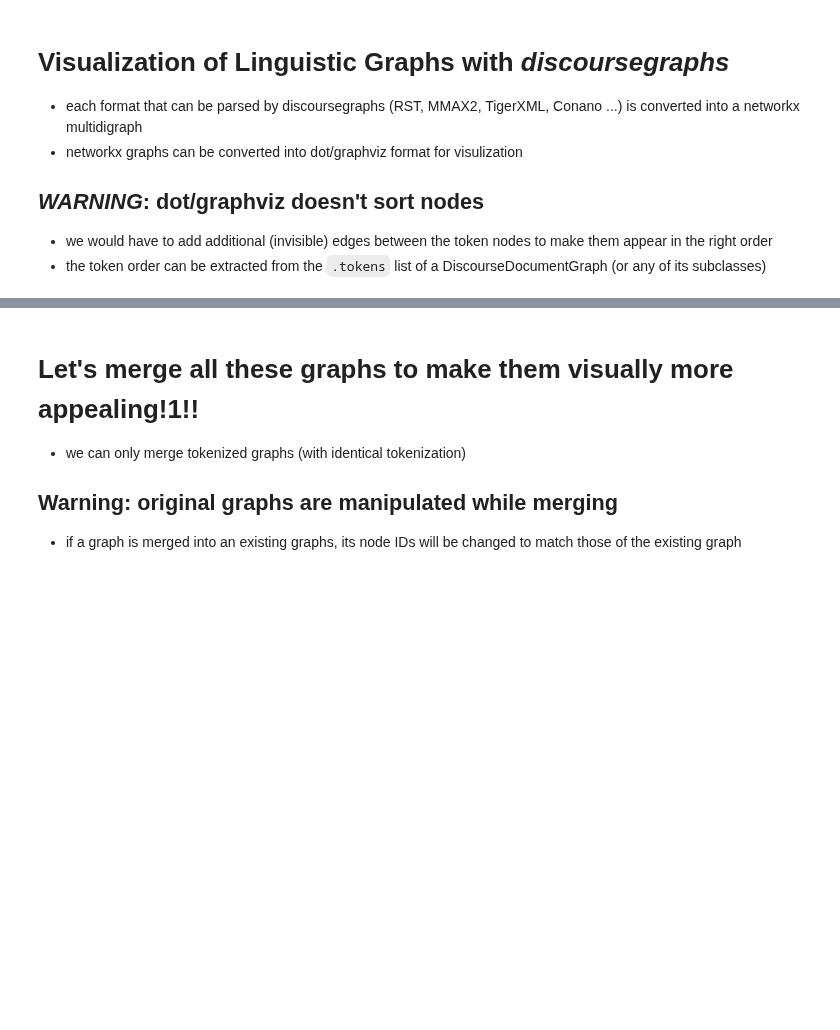
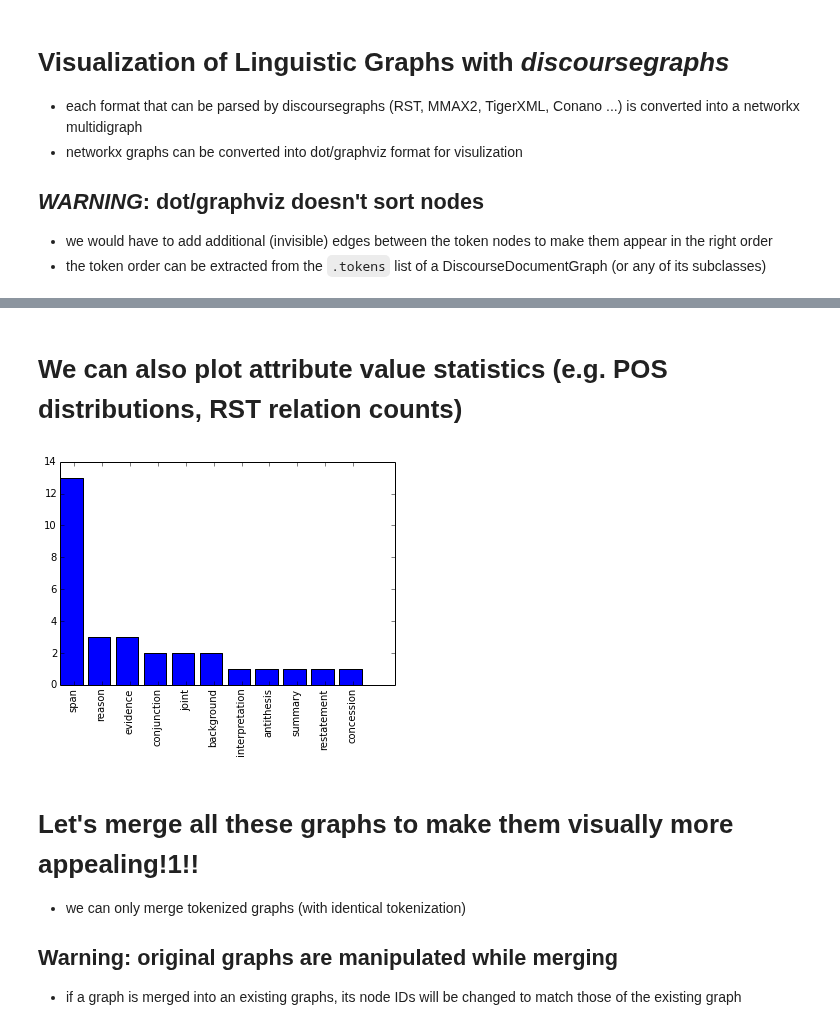
Before and after one commit to arne-cl/alt-mulig, a Jupyter notebook: python/discoursegraphs-visualization-examples.ipynb, the cells around one changed output, grey strips where cells are left out. Cells and saved outputs as stored; diff of their text form; code cells hidden in the pictures; blank space fills up the shorter version.

```diff
--- a/python/discoursegraphs-visualization-examples.ipynb
+++ b/python/discoursegraphs-visualization-examples.ipynb
@@ -23,6 +21,6 @@ from discoursegraphs.readwrite import RSTGraph
 # %%
 CORPUS_DIR = os.path.expanduser('~/corpora/potsdam-commentary-corpus-2.0.0/')
 # %%
-rstgraph = RSTGraph(os.path.join(CORPUS_DIR, 'rst', 'maz-1423.rs3'))
-rstgraph_untokenized = RSTGraph(os.path.join(CORPUS_DIR, 'rst', 'maz-1423.rs3'), tokenize=False)
+rstgraph = dg.read_rs3(os.path.join(CORPUS_DIR, 'rst', 'maz-1423.rs3'))
+rstgraph_untokenized = dg.read_rs3(os.path.join(CORPUS_DIR, 'rst', 'maz-1423.rs3'), tokenize=False)
 # %%
@@ -30 +50,7 @@ rstgraph_untokenized = RSTGraph(os.path.join(CORPUS_DIR, 'rst', 'maz-1423.rs3'),
+# %% [markdown]
+# We can also plot attribute value statistics (e.g. POS distributions, RST relation counts)
+# %%
+dg.util.plot_attribute_distribution(rstgraph, rstgraph.edges(), 'rst:rel_name')
+# %% [output]
+[figure, added]
 # %%
```
Also changed, not shown: parts of 13 cells of this notebook.
